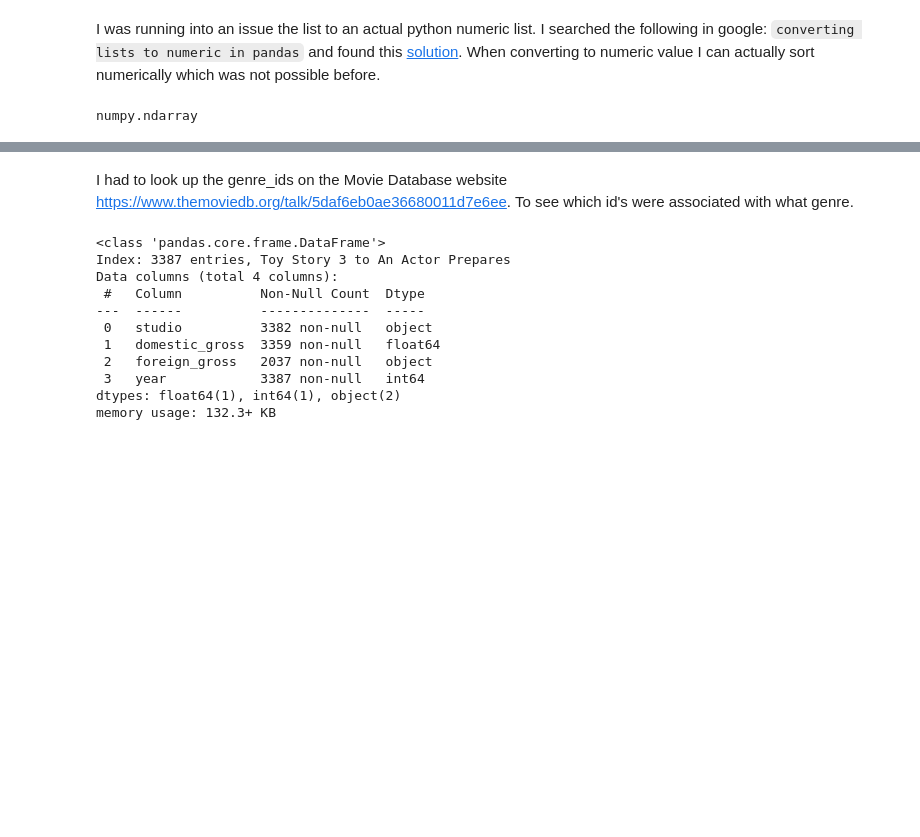
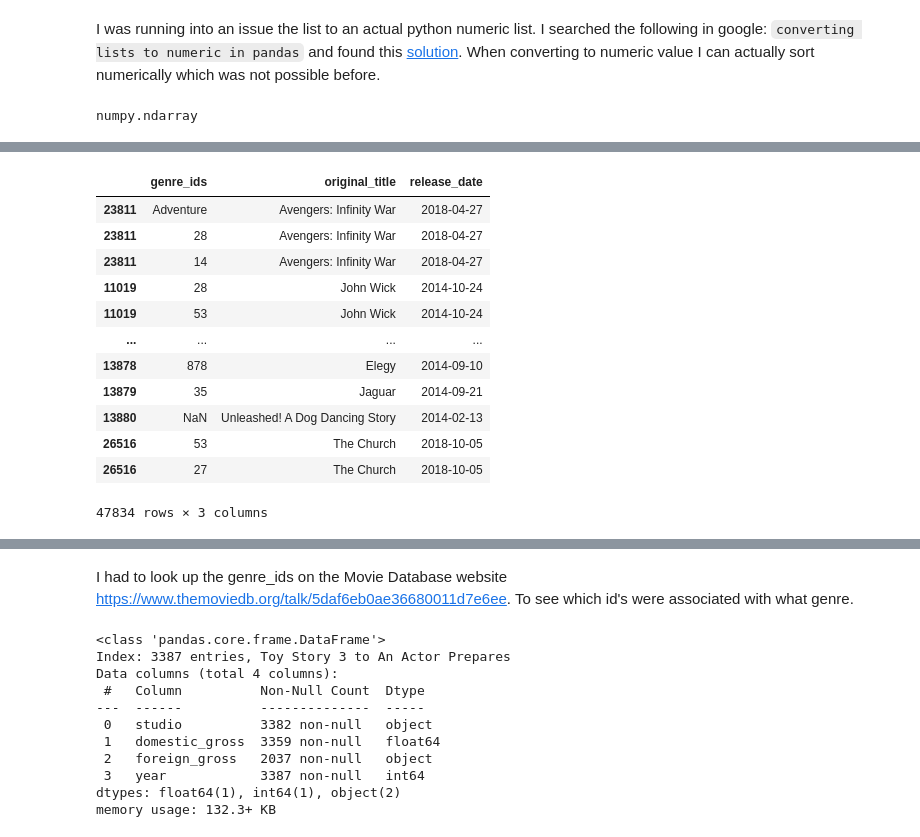
Before and after one commit to adammarianacci/Microsoft_Movie_Analysis, a Jupyter notebook: notebook.ipynb, the cells around one changed output, grey strips where cells are left out. Drawn from its saved outputs; the diff is of its cells as text; code cells hidden in the pictures; blank space fills up the shorter version.

```diff
--- a/notebook.ipynb
+++ b/notebook.ipynb
@@ -205,0 +240,25 @@ numpy.ndarray
+# %%
+genre_ids = {
+    'Action': 28,
+    'Adventure': 12,
+    'Animation': 16,
+    'Comedy': 35,
+    'Crime': 80,
+    'Documentary': 99,
+    'Drama': 18,
+    'Family': 10751,
+    'Fantasy': 14,
+    'History': 36,
+    'Horror': 27,
+    'Music': 10402,
+    'Mystery': 9648,
+    'Romance': 10749,
+    'ScienceFiction': 878,
+    'TVMovie': 10770,
+    'Thriller': 53,
+    'War': 10752,
+    'Western': 37
+}
+# %%
+for key, value in genre_ids.items():
+    print(key, value)
@@ -206,3 +285,22 @@ numpy.ndarray
+# %%
+for key, value in genre_ids.items():
+    genre_conversion_df['genre_ids'] = genre_conversion_df['genre_ids'].replace(value, key)
+# %%
+genre_conversion_df
+# %% [output]
+|  | genre_ids | original_title | release_date |
+| 23811 | Adventure | Avengers: Infinity War | 2018-04-27 |
+| 23811 | 28 | Avengers: Infinity War | 2018-04-27 |
+| 23811 | 14 | Avengers: Infinity War | 2018-04-27 |
+| 11019 | 28 | John Wick | 2014-10-24 |
+| 11019 | 53 | John Wick | 2014-10-24 |
+| ... | ... | ... | ... |
+| 13878 | 878 | Elegy | 2014-09-10 |
+| 13879 | 35 | Jaguar | 2014-09-21 |
+| 13880 | NaN | Unleashed! A Dog Dancing Story | 2014-02-13 |
+| 26516 | 53 | The Church | 2018-10-05 |
+| 26516 | 27 | The Church | 2018-10-05 |
+47834 rows × 3 columns
 # %%
 # Looking at the top 30 most popular movies in the data set.
 sorted_popularity_tmdb_movies_df.head(30)
```
Also changed, not shown: parts of 9 cells of this notebook.
